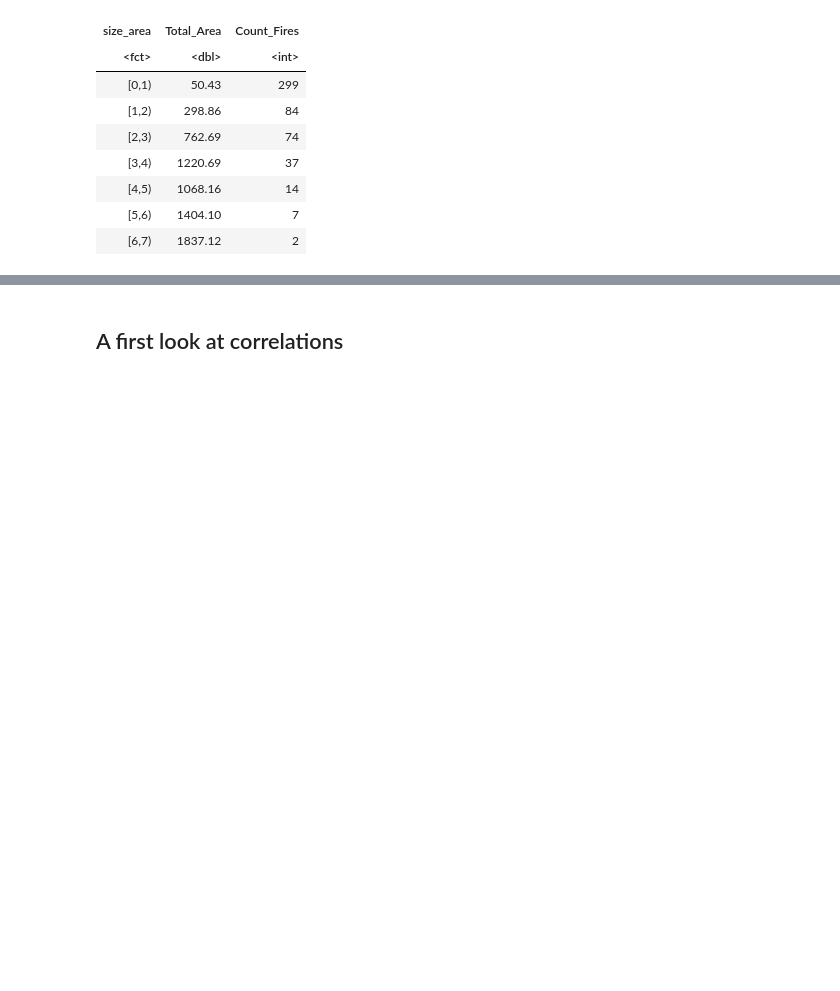
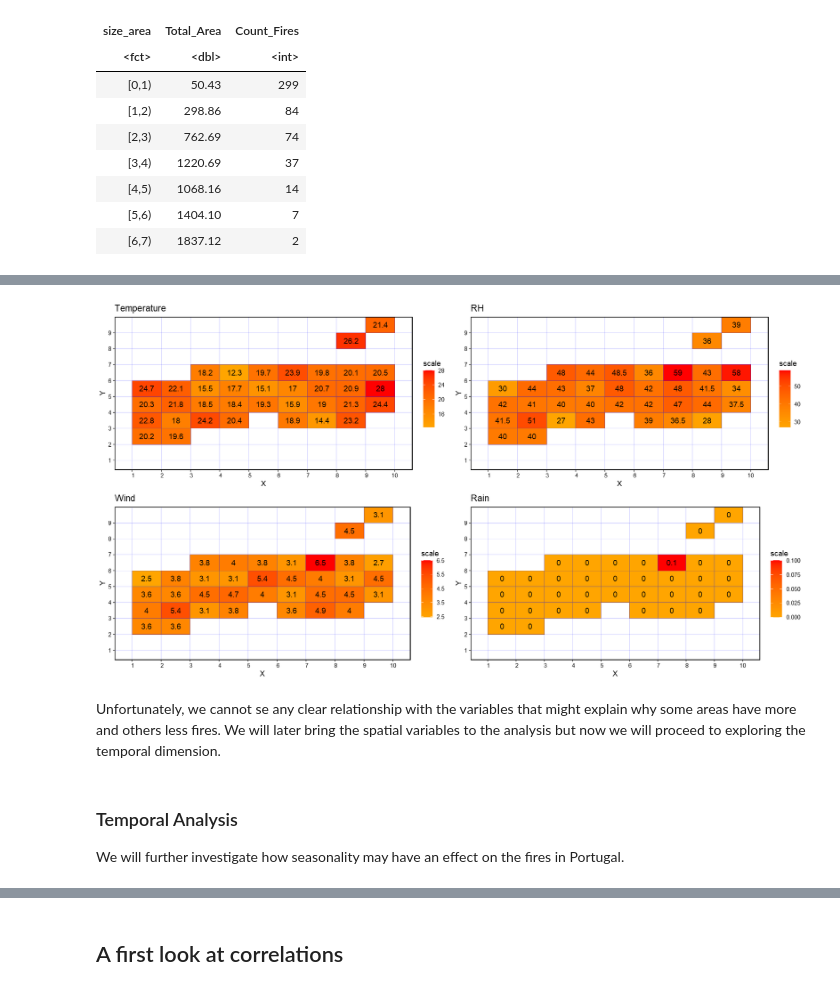
Before and after one commit to Agewerc/Bushfire-Analysis, a Jupyter notebook: Bushfire_Analysis_Area_Prediction.ipynb, the cells around one changed output, grey strips where cells are left out. Saved outputs shown, nothing was run; the diff lists cells and outputs as text; code cells hidden in the pictures; blank space fills up the shorter version.

```diff
--- a/Bushfire_Analysis_Area_Prediction.ipynb
+++ b/Bushfire_Analysis_Area_Prediction.ipynb
@@ -130,0 +151,16 @@ grid.arrange(Total.heatmap, Count.heatmap, Median.heatmap, sd.heatmap,ncol=2, nr
+# %%
+temp_plot <- areaheatplot(df_spatial$temp, "Temperature")
+RH_plot <- areaheatplot(df_spatial$RH, "RH")
+wind_plot <- areaheatplot(df_spatial$wind, "Wind")
+rain_plot <- areaheatplot(df_spatial$rain, "Rain")
+# %%
+options(repr.plot.width=15, repr.plot.height=8) # managing the size
+grid.arrange(temp_plot, RH_plot, wind_plot, rain_plot, nrow = 2, ncol = 2) # making the plot
+# %% [output]
+[figure, added]
+# %% [markdown]
+Unfortunately, we cannot se any clear relationship with the variables that might explain why some areas have more and others less fires. We will later bring the spatial variables to the analysis but now we will proceed to exploring the temporal dimension.
+# %% [markdown]
+### Temporal Analysis
+
+We will further investigate how seasonality may have an effect on the fires in Portugal.
```
Also changed, not shown: parts of 17 cells of this notebook.
